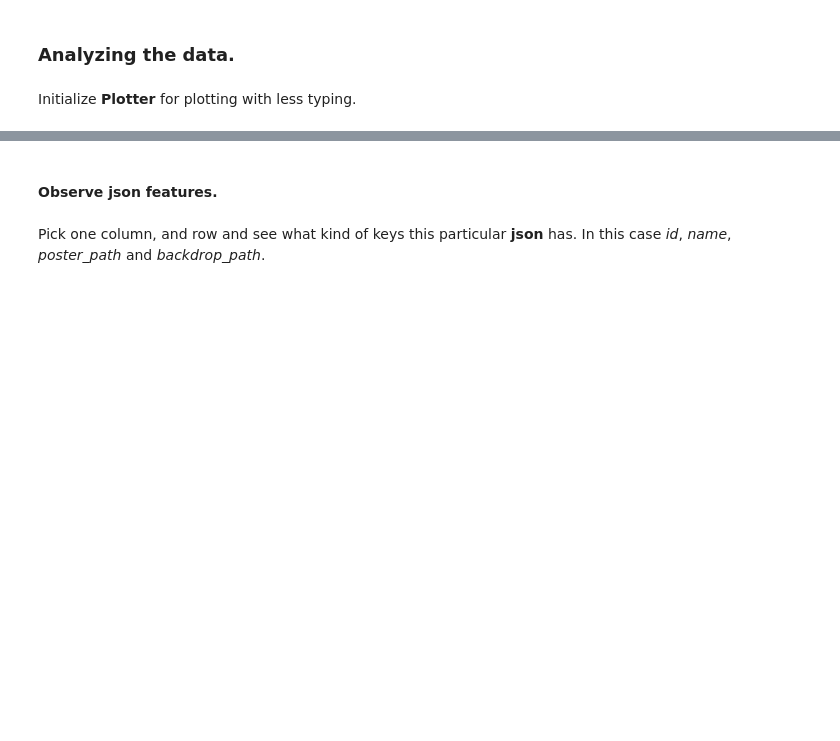
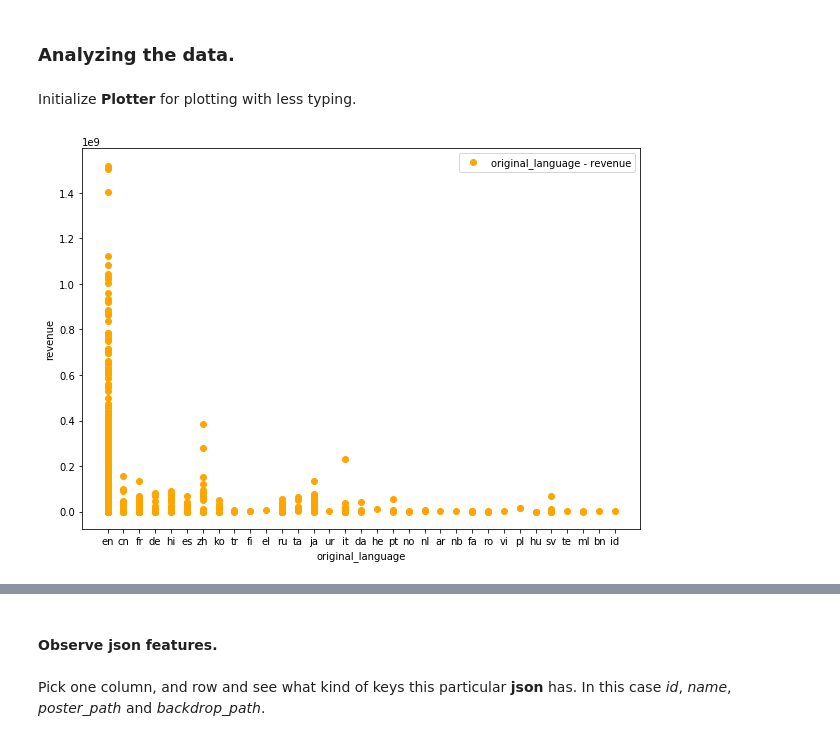
Before and after one commit to tigofat/kaggle_competition, a Jupyter notebook: main_notebook.ipynb, the cells around one changed output, grey strips where cells are left out. Cells and saved outputs as stored; diff of their text form; code cells hidden in the pictures; blank space fills up the shorter version.

```diff
--- a/main_notebook.ipynb
+++ b/main_notebook.ipynb
@@ -2,6 +2,7 @@
 import numpy as np
 import pandas as pd
 import matplotlib.pyplot as plt
+plt.rcParams["figure.figsize"] = 10, 7
 
 from importlib import reload
 import ast
@@ -18,9 +19,11 @@ feature_creation = reload(feature_creation)
 
 from plotting import Plotter
 
-from feature_creation import YNormal
-from feature_creation import featurize
-from feature_creation import my_get_dummies
+from feature_creation import YNormal, featurize, my_get_dummies
+
+# ignore warnings
+import warnings
+warnings.filterwarnings(action="ignore")
 # %% [markdown]
 Load data.
 # %%
@@ -79,3 +82,7 @@ False
 Initialize **Plotter** for plotting with less typing.
 # %%
 plotter = Plotter(colors=['red', 'blue', 'green', 'orange'])
+# %%
+plotter.relationship(train_df, 'original_language', 'revenue', color='orange')
+# %% [output]
+[figure, added]
```
Also changed, not shown: parts of 32 cells of this notebook, 13 other files.
